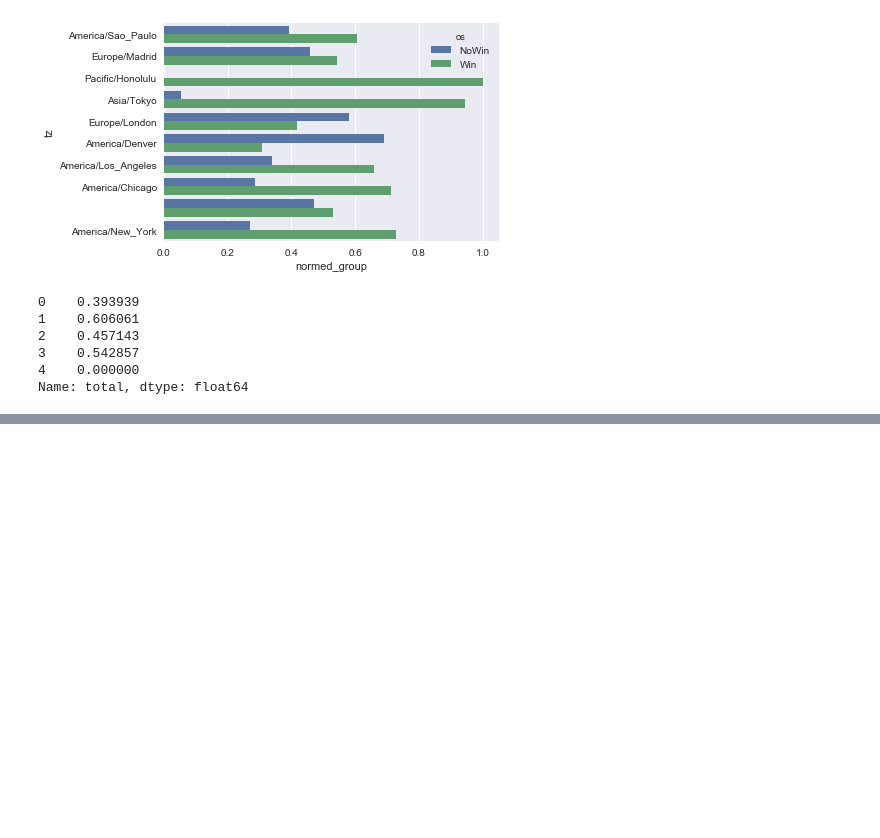
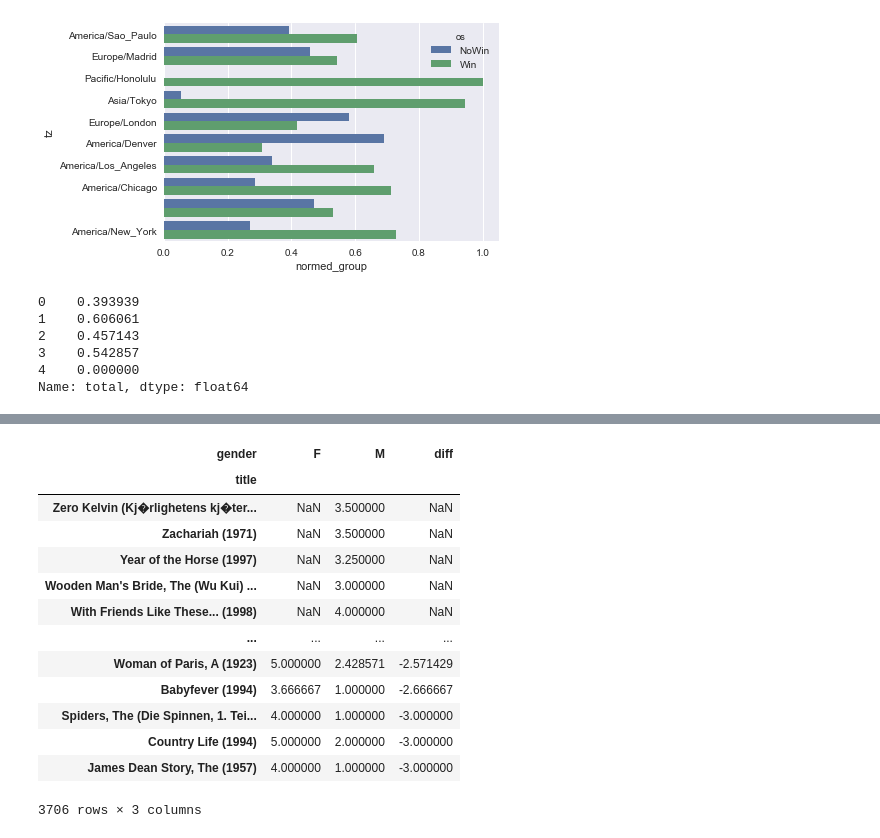
Before and after one commit to hiroaki8388/datascienceEdu, a Jupyter notebook: Chapter 14. Data Analysis Examples.ipynb, the cells around one changed output, grey strips where cells are left out. Cells and saved outputs as stored; diff of their text form; code cells hidden in the pictures; blank space fills up the shorter version.

```diff
--- a/Chapter 14. Data Analysis Examples.ipynb
+++ b/Chapter 14. Data Analysis Examples.ipynb
@@ -221,0 +392,17 @@ Name: total, dtype: float64
+# %%
+sort_by_diff[::-1]
+# %% [output]
+| gender | F | M | diff |
+| title |  |  |  |
+| Zero Kelvin (Kj�rlighetens kj�ter... | NaN | 3.500000 | NaN |
+| Zachariah (1971) | NaN | 3.500000 | NaN |
+| Year of the Horse (1997) | NaN | 3.250000 | NaN |
+| Wooden Man's Bride, The (Wu Kui) ... | NaN | 3.000000 | NaN |
+| With Friends Like These... (1998) | NaN | 4.000000 | NaN |
+| ... | ... | ... | ... |
+| Woman of Paris, A (1923) | 5.000000 | 2.428571 | -2.571429 |
+| Babyfever (1994) | 3.666667 | 1.000000 | -2.666667 |
+| Spiders, The (Die Spinnen, 1. Tei... | 4.000000 | 1.000000 | -3.000000 |
+| Country Life (1994) | 5.000000 | 2.000000 | -3.000000 |
+| James Dean Story, The (1957) | 4.000000 | 1.000000 | -3.000000 |
+3706 rows × 3 columns
```
Also changed, not shown: parts of 14 cells of this notebook.
